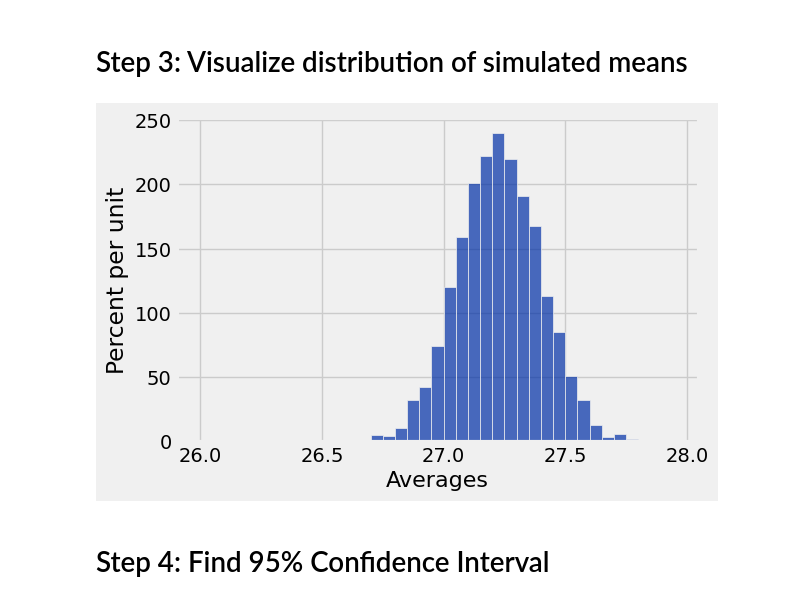
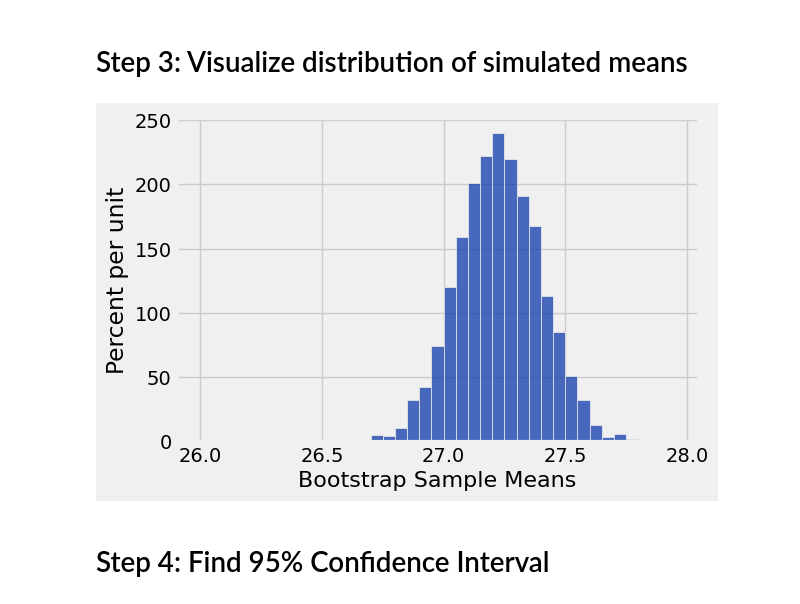
Before and after one commit to bwinterstein/Intro-Data, a Jupyter notebook: Lectures/bootstrap2.ipynb, the cells around one changed output. Drawn from its saved outputs; the diff is of its cells as text; code cells hidden in the pictures.

```diff
--- a/Lectures/bootstrap2.ipynb
+++ b/Lectures/bootstrap2.ipynb
@@ -64,13 +64,13 @@ array([ 27.2427598 ,  27.14821124,  27.04429302, ...,  27.04429302,
 # %%
 # Load the averages into a table using with_column.
 # Generate a histogram with 15 bins.
 average_tbl = Table().with_columns(
-    "Averages", bstrap_means
+    "Bootstrap Sample Means", bstrap_means
 )
 mean_bins = np.arange(26,28,0.05)
 average_tbl.hist(bins = mean_bins)
 # %% [output]
-[figure, old version]
+[figure, new version]
 # %% [markdown]
 # Step 4: Find 95% Confidence Interval
 # %%
```
